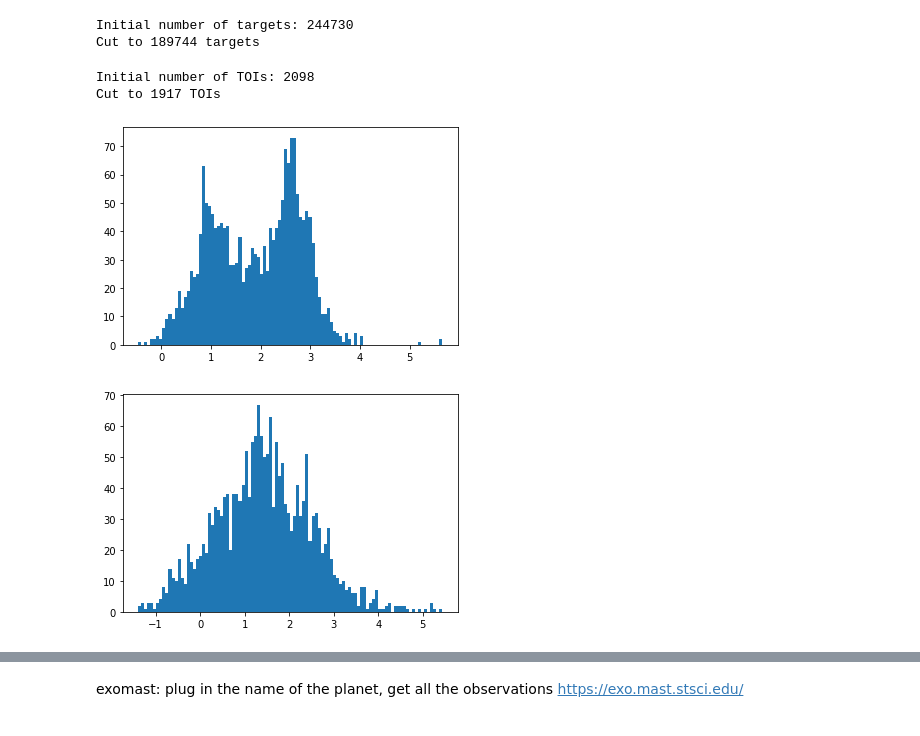
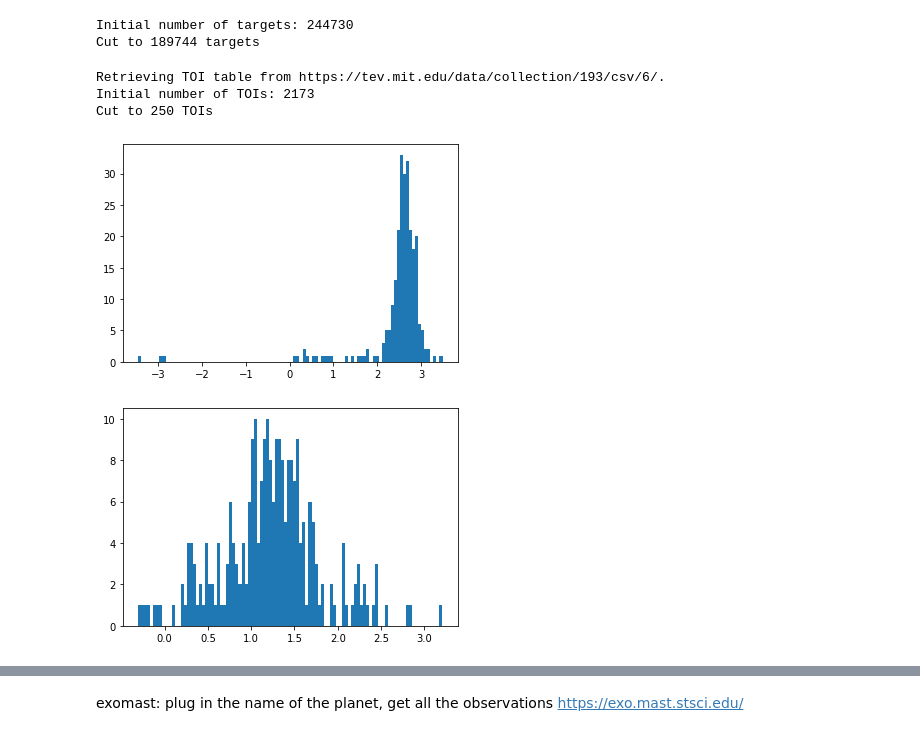
Before and after one commit to aditya-sengupta/tesscomp-prototyping, a Jupyter notebook: notebooks/idem_tess.ipynb, the cells around one changed output, grey strips where cells are left out. Drawn from its saved outputs; the diff is of its cells as text; code cells hidden in the pictures.

```diff
--- a/notebooks/idem_tess.ipynb
+++ b/notebooks/idem_tess.ipynb
@@ -26,23 +26,27 @@ print("Cut to {} targets".format(len(stellar)))
 Initial number of targets: 244730
 Cut to 189744 targets
 # %%
-planetary = utils.get_tois()
+planetary = utils.get_tois(force_redownload=True)
+exclude_candidates = True
 print("Initial number of TOIs: {}".format(len(planetary)))
-planetary = planetary[np.isfinite(planetary['Planet Radius Value'])]
-planetary = planetary[np.isfinite(planetary['Orbital Period Value'])]
+if exclude_candidates:
+    planetary = planetary[np.logical_or(planetary["toi_pdisposition"] == "KP", planetary["toi_pdisposition"] == "CP")]
+planetary = planetary[np.isfinite(planetary['toi_prad'])]
+planetary = planetary[np.isfinite(planetary['toi_period'])]
 print("Cut to {} TOIs".format(len(planetary)))
 # %% [output]
-Initial number of TOIs: 2098
-Cut to 1917 TOIs
+Retrieving TOI table from https://tev.mit.edu/data/collection/193/csv/6/.
+Initial number of TOIs: 2173
+Cut to 250 TOIs
 # %%
 # let's group all these planets into buckets based on planet size and orbital period!
-radii = np.array(planetary['Planet Radius Value'])
+radii = np.array(planetary['toi_prad'])
 _ = plt.hist(np.log(radii), bins=100)
 # %% [output]
-[figure, old version]
+[figure, new version]
 # %%
-periods = np.array(planetary['Orbital Period Value'])
+periods = np.array(planetary['toi_period'])
 _ = plt.hist(np.log(periods), bins=100)
 # %% [output]
-[figure, old version]
+[figure, new version]
 # %%
```
Also changed, not shown: parts of 9 cells of this notebook, 4 other files.
